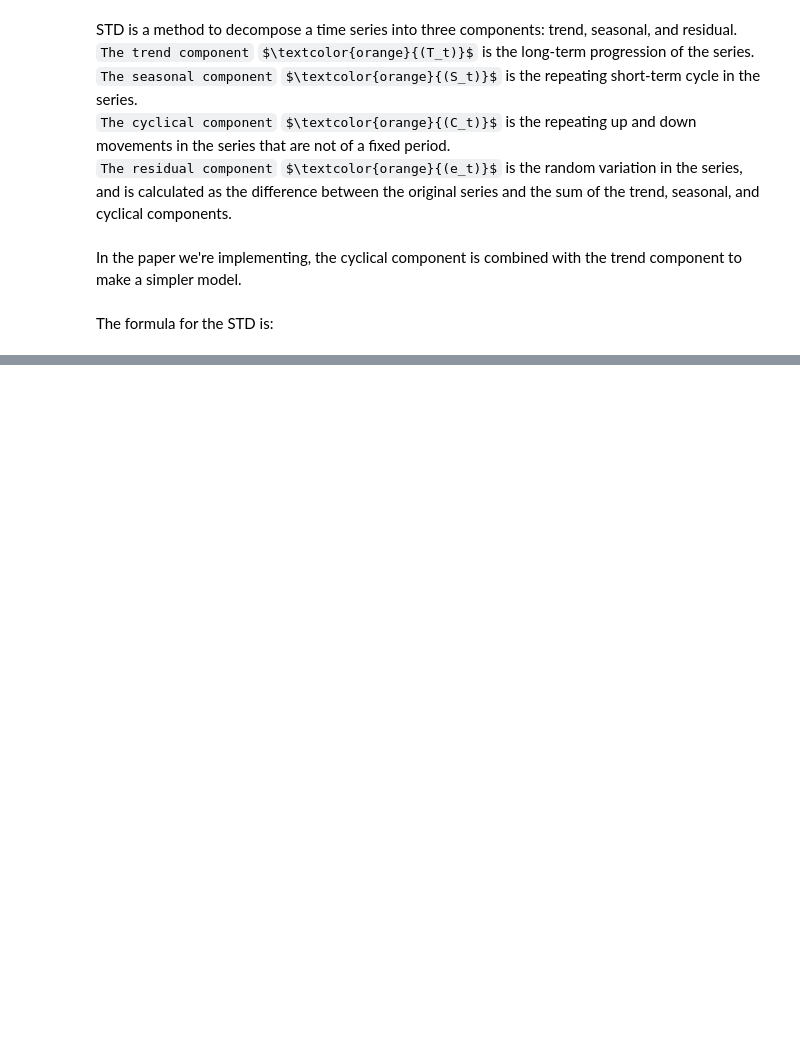
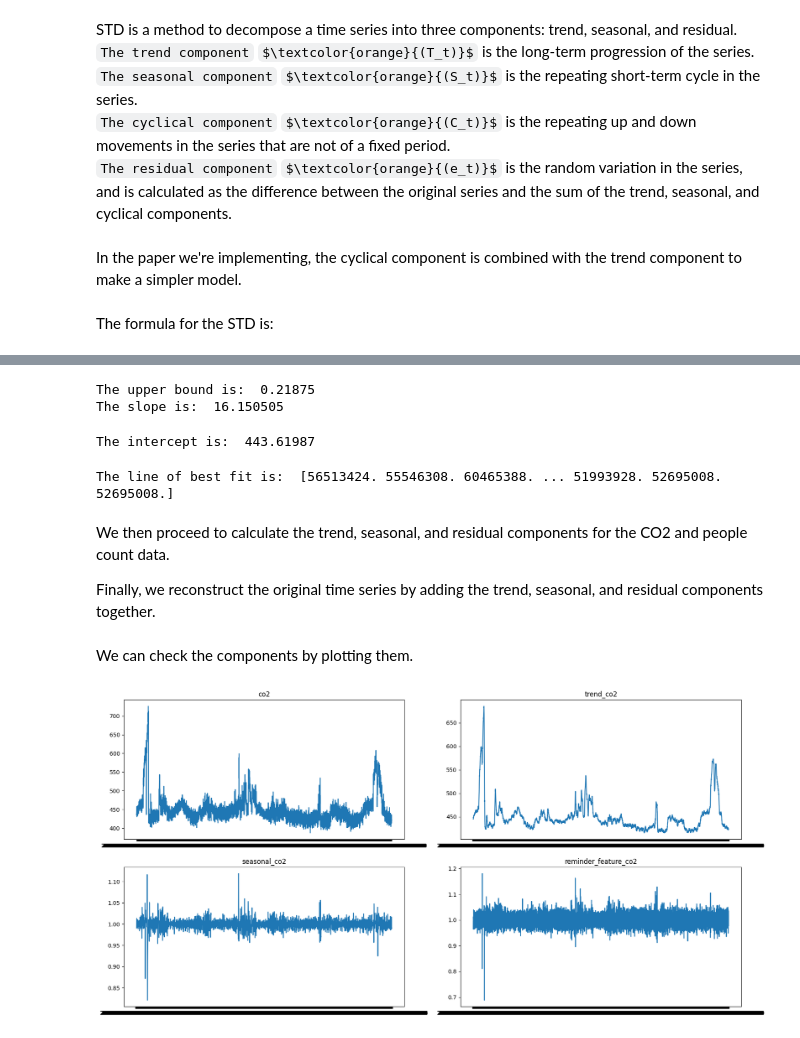
Before and after one commit to AymaneElmahi/sd-hoc, a Jupyter notebook: notebooks/algorithm.ipynb, the cells around one changed output, grey strips where cells are left out. Saved outputs shown, nothing was run; the diff lists cells and outputs as text; code cells hidden in the pictures; some formulas as TeX source; blank space fills up the shorter version.

```diff
--- a/notebooks/algorithm.ipynb
+++ b/notebooks/algorithm.ipynb
@@ -194,0 +209,58 @@ def decompose_time_series(df):
+# %%
+# test the functions
+import pandas as pd
+
+# read the data
+df = pd.read_csv('../data/final_df.csv')
+# calculate upper bound
+ub = calculate_upper_bound(3.5, 2.5, 2.5)
+print('The upper bound is: ', ub.numpy())
+
+# calculate slope
+slope = calculate_slope(df['peoplecount_rgb'], df['co2'])
+print('The slope is: ', slope.numpy())
+# %% [output]
+The upper bound is:  0.21875
+The slope is:  16.150505
+# %%
+# calculate intercept
+intercept = calculate_intecept_value(df['peoplecount_rgb'], df['co2'], slope)
+print('The intercept is: ', intercept.numpy())
+# %% [output]
+The intercept is:  443.61987
+# %%
+# calculate line of best fit
+line_of_best_fit = calculate_line_of_best_fit(df['peoplecount_rgb'], df['co2'], slope, intercept)
+print('The line of best fit is: ', line_of_best_fit.numpy())
+# %% [output]
+The line of best fit is:  [56513424. 55546308. 60465388. ... 51993928. 52695008. 52695008.]
+# %% [markdown]
+We then proceed to calculate the trend, seasonal, and residual components for the CO2 and people count data.
+
+Finally, we reconstruct the original time series by adding the trend, seasonal, and residual components together.
+# %%
+# decompose time series
+trend_co2, trend_occupancy, seasonal_co2, seasonal_occupancy, reminder_feature_co2, reminder_feature_occupancy = decompose_time_series(df)
+# %% [markdown]
+We can check the components by plotting them.
+# %%
+x = df['time']
+
+import matplotlib.pyplot as plt
+figure, axes = plt.subplots(2, 2, figsize=(20, 10))
+
+axes[0, 0].plot(x, df['co2'], label='co2')
+axes[0, 0].set_title('co2')
+
+axes[0, 1].plot(x, trend_co2, label='trend_co2')
+axes[0, 1].set_title('trend_co2')
+
+axes[1, 0].plot(x, seasonal_co2, label='seasonal_co2')
+axes[1, 0].set_title('seasonal_co2')
+
+axes[1, 1].plot(x, reminder_feature_co2, label='reminder_feature_co2')
+axes[1, 1].set_title('reminder_feature_co2')
+
+plt.show()
+# %% [output]
+[figure, added]
```
Also changed, not shown: parts of 6 cells of this notebook.
